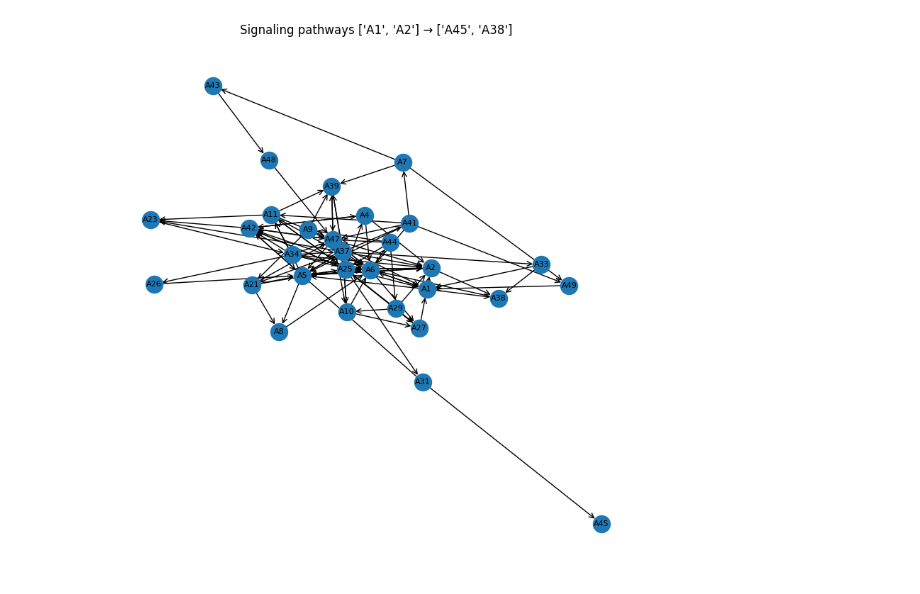
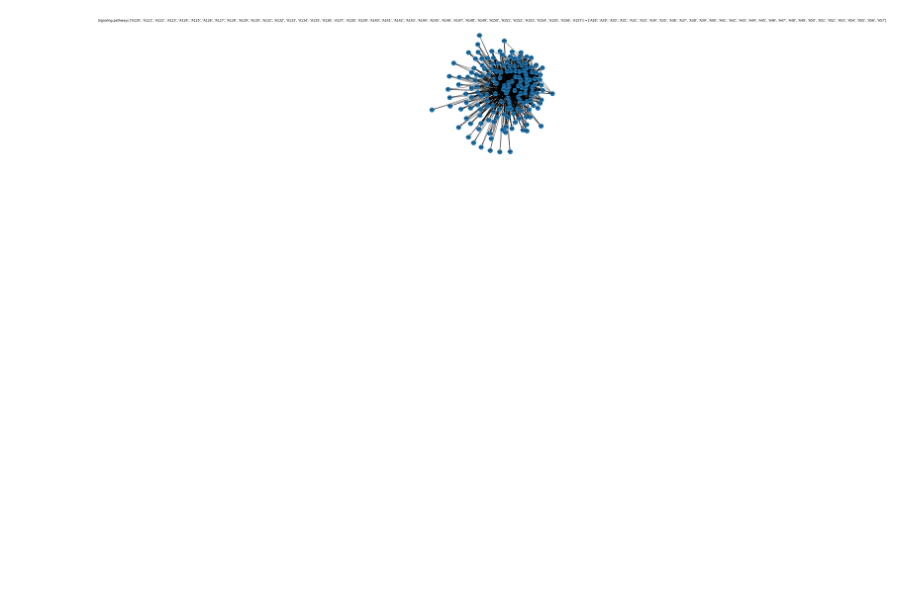
Before and after one commit to jqshang/granger_protein_info, a Jupyter notebook: Experiments/grangernn_causal_discovery.ipynb, the cells around one changed output. Cells and saved outputs as stored; diff of their text form; code cells hidden in the pictures; blank space fills up the shorter version.

```diff
--- a/Experiments/grangernn_causal_discovery.ipynb
+++ b/Experiments/grangernn_causal_discovery.ipynb
@@ -24,8 +72,8 @@ from train_granger_nn import train_granger_net
 # %%
-pairs = [("A1", "A16"), ("A16", "A17"), ("A17", "A30"), ("A30", "A36"), ("A30", "A16"), ("A36", "A50")]
-num_acids = 50
-num_steps = 200
-positions, angles, amino_acids = generate_synthetic_protein_data(num_acids, num_steps, pairs)
+# pairs = [("A1", "A16"), ("A16", "A17"), ("A17", "A30"), ("A30", "A36"), ("A30", "A16"), ("A36", "A50")]
+# num_acids = 50
+# num_steps = 200
+# positions, angles, amino_acids = generate_synthetic_protein_data(num_acids, num_steps, pairs)
 # %%
 G_res_position, tau_position, S_res_position = train_granger_net(positions, n_epochs=300)
 DG_res_position = adjacency_to_digraph(G_res_position,node_names=amino_acids)
@@ -67,20 +170,20 @@ Number of residue edges in combined graph: 125
 # %%
 # assuming plot_digraph(DG, node_names, title) is already defined
 
-allosteric_sites = ["A1", "A2"]
-active_sites = ["A45", "A38"]
+allosteric_sites = [f"A{i}" for i in range(120, 158)]
+active_sites = [f"A{i}" for i in range(28, 58)]
 
-paths_by_source, DG_signal = filter_paths(
+DG_signal, used_nodes, used_edges = filter_paths(
     DG_res_comb,
     amino_acids,
     allosteric_sites,
-    active_sites
+    active_sites,
 )
 
 plot_title = f"Signaling pathways {allosteric_sites} → {active_sites}"
 plot_digraph(DG_signal, node_names=amino_acids, title=plot_title)
 # %% [output]
-[figure, old version]
+[figure, new version]
 # %%
 sccs, node_to_scc, Q = build_scc_quotient_graph(DG_signal, amino_acids)
 
```
Also changed, not shown: parts of 9 cells of this notebook.
